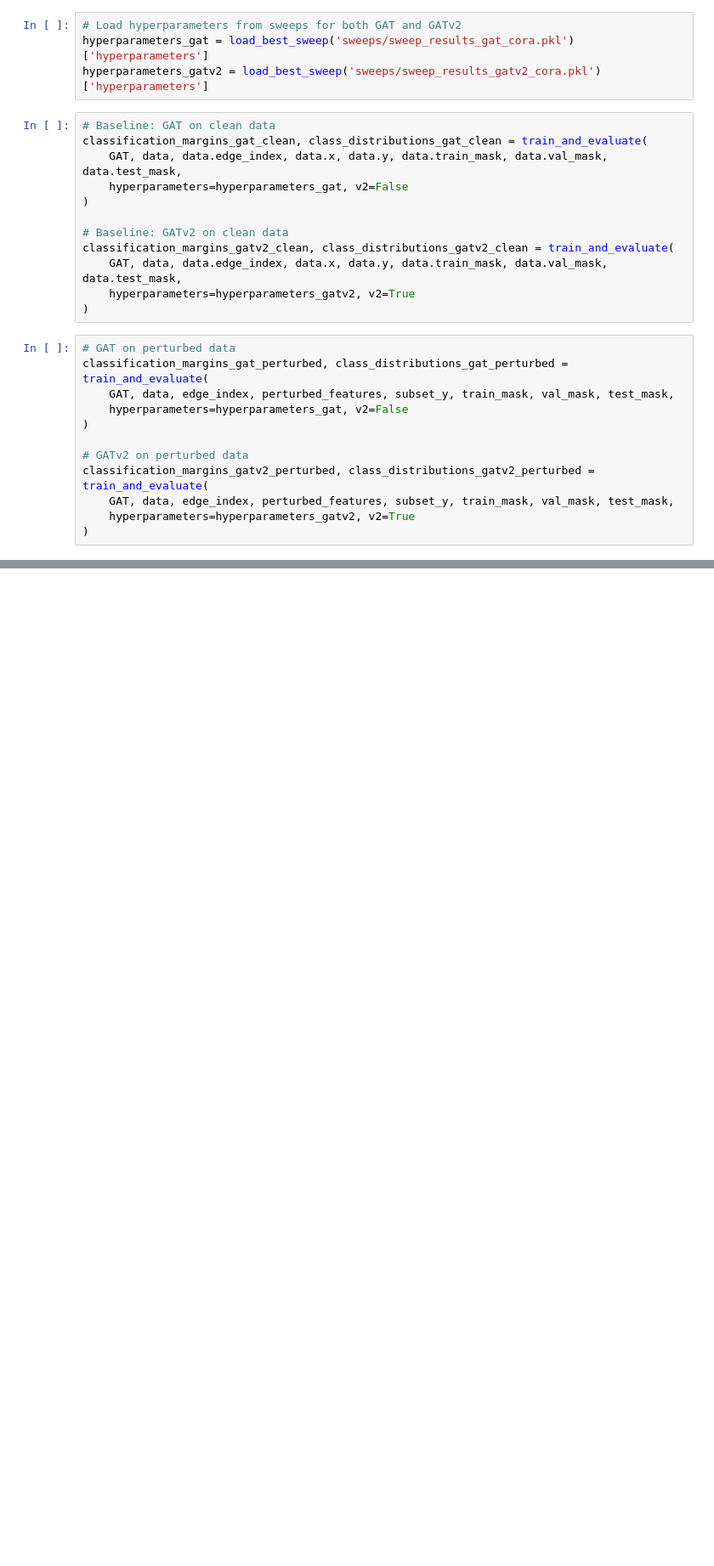
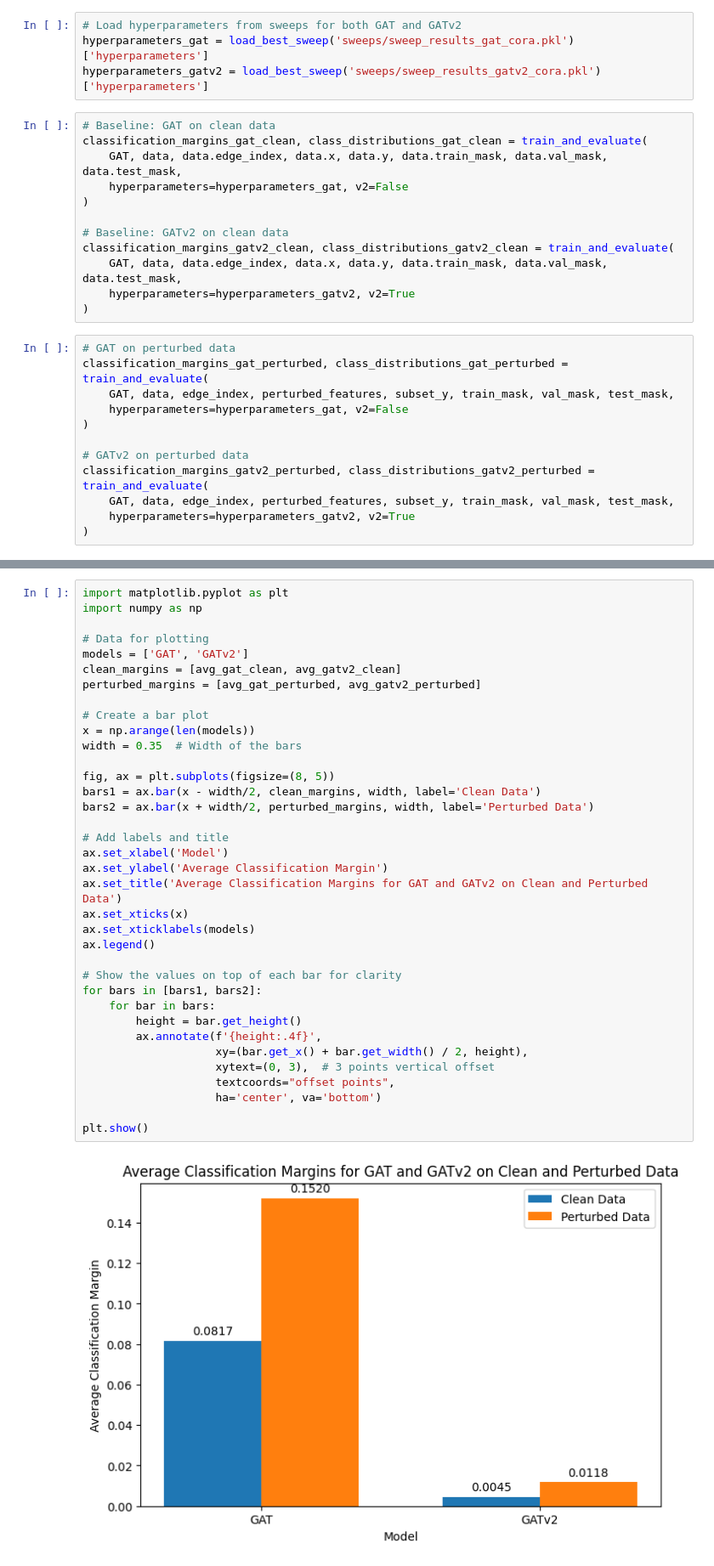
Before and after one commit to KarlRisager/ATDL_A3, a Jupyter notebook: adv_attack.ipynb, the cells around one changed output, grey strips where cells are left out. Shown at 85% size. Drawn from its saved outputs; the diff is of its cells as text; blank space fills up the shorter version.

```diff
--- a/adv_attack.ipynb
+++ b/adv_attack.ipynb
@@ -534,0 +583,38 @@ plot_class_distributions(class_distributions_gatv2_clean, class_distributions_ga
+# %%
+import matplotlib.pyplot as plt
+import numpy as np
+
+# Data for plotting
+models = ['GAT', 'GATv2']
+clean_margins = [avg_gat_clean, avg_gatv2_clean]
+perturbed_margins = [avg_gat_perturbed, avg_gatv2_perturbed]
+
+# Create a bar plot
+x = np.arange(len(models))
+width = 0.35  # Width of the bars
+
+fig, ax = plt.subplots(figsize=(8, 5))
+bars1 = ax.bar(x - width/2, clean_margins, width, label='Clean Data')
+bars2 = ax.bar(x + width/2, perturbed_margins, width, label='Perturbed Data')
+
+# Add labels and title
+ax.set_xlabel('Model')
+ax.set_ylabel('Average Classification Margin')
+ax.set_title('Average Classification Margins for GAT and GATv2 on Clean and Perturbed Data')
+ax.set_xticks(x)
+ax.set_xticklabels(models)
+ax.legend()
+
+# Show the values on top of each bar for clarity
+for bars in [bars1, bars2]:
+    for bar in bars:
+        height = bar.get_height()
+        ax.annotate(f'{height:.4f}',
+                    xy=(bar.get_x() + bar.get_width() / 2, height),
+                    xytext=(0, 3),  # 3 points vertical offset
+                    textcoords="offset points",
+                    ha='center', va='bottom')
+
+plt.show()
+# %% [output]
+[figure, added]
```
Also changed, not shown: parts of 11 cells of this notebook.
